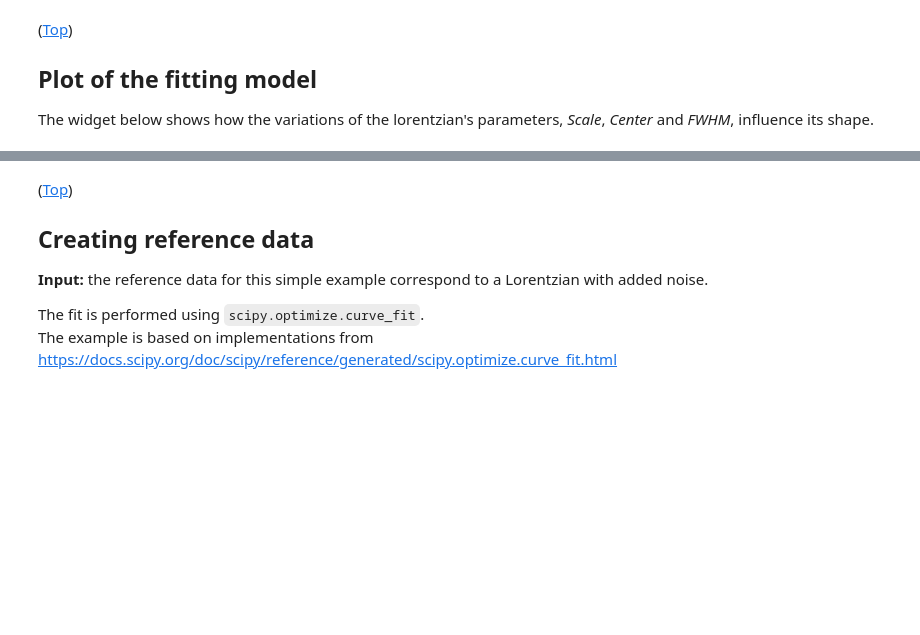
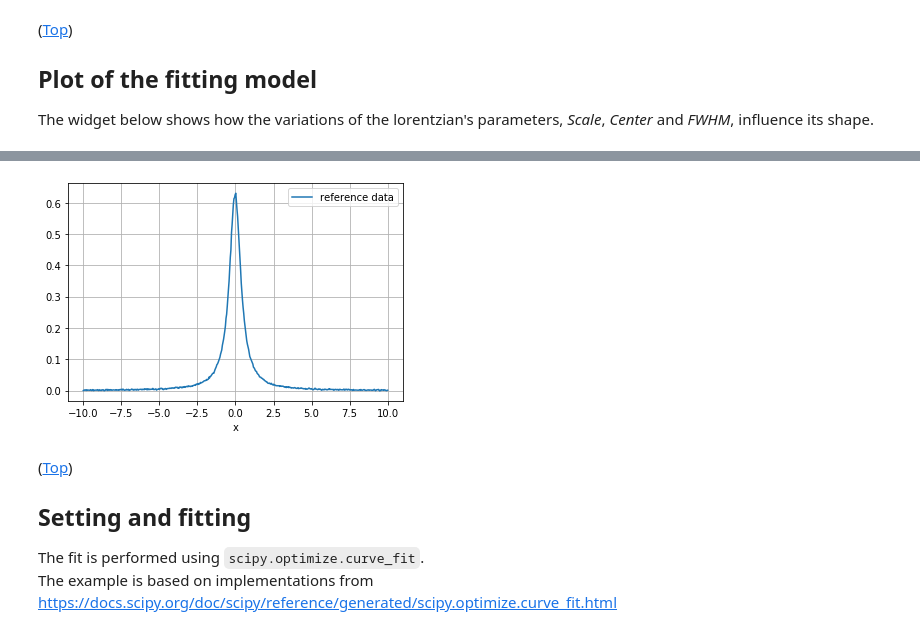
Before and after one commit to pan-training/python-course-ikon, a Jupyter notebook: notebooks/fitting-scipy.ipynb, the cells around one changed output, grey strips where cells are left out. Cells and saved outputs as stored; diff of their text form; code cells hidden in the pictures; blank space fills up the shorter version.

Commit message:
Added exercise to fitting-scipy notebook

```diff
--- a/notebooks/fitting-scipy.ipynb
+++ b/notebooks/fitting-scipy.ipynb
@@ -46,30 +51,39 @@ def lorentzian(xx, scale=1.0, center=1.0, hwhm=3.0):
 
 The widget below shows how the variations of the lorentzian's parameters, *Scale*, *Center* and *FWHM*,  influence its shape.
 # %%
-xx = np.linspace(-10,10,100)
+# define values of the variable of the functions to be used in this tutorial
+xx = np.linspace(-10, 10, 500)
 
+# define function to be plotted
 def interactive_plot(scale, center, hwhm):
-    plt.plot(xx, lorentzian(xx, float(scale), float(center), float(hwhm)))
+    plt.plot(xx, lorentzian(xx,
+                            float(scale),
+                            float(center),
+                            float(hwhm)))
     plt.ylabel('lorentzian(x,{scale},{center},{hwhm})'.
                format(scale=scale, center=center, hwhm=hwhm))
     plt.xlabel('x')
     plt.grid()
     plt.show()
 
+# define modifiable parameters and their range of variations
 interactive_plot = ipywidgets.interactive(interactive_plot,
                                           scale=(1, 10),
                                           center=(0, 10),
                                           hwhm=(1, 5))
-
+# Define function to reset all parameters' values to the initial ones
 def reset_values(b):
     """Reset the interactive plots to inital values."""
     interactive_plot.children[0].value = 5
     interactive_plot.children[1].value = 5
     interactive_plot.children[2].value = 3
 
+# Define reset button and occurring action when clicking on it
 reset_button = ipywidgets.Button(description = "Reset")
 reset_button.on_click(reset_values)
 
+# define layout with plots, sliders for parameters' values
+# and reset button
 output = interactive_plot.children[-1]
 output.layout.height = '270px'
 display(interactive_plot, reset_button)
@@ -76,7 +97,18 @@ display(interactive_plot, reset_button)
+# %%
+# Creation of reference data
+# lorentzian with noise added as background and modulation in its amplitude
+added_noise = 0.1*np.random.normal(0, 1, 500)
+lorentzian_noisy = lorentzian(xx, 0.89, -0.025, 0.45)*(1. + 0.1*added_noise) + 0.01*added_noise
+
+# Display reference data
+plt.plot(xx, lorentzian_noisy, label='reference data')
+plt.xlabel('x')
+plt.grid()
+plt.legend()
+plt.show()
+# %% [output]
+[figure, added]
 # %% [markdown]
-(<a href='#Table of Contents'>Top</a>)<a id='ref_data'></a><h2>Creating reference data</h2>
-
-**Input:** the reference data for this simple example correspond to a Lorentzian with added noise.
-
+(<a href='#Table of Contents'>Top</a>)<a id='fitting'></a><h2>Setting and fitting</h2>
 
 The fit is performed using `scipy.optimize.curve_fit`. <br> The example is based on implementations from https://docs.scipy.org/doc/scipy/reference/generated/scipy.optimize.curve_fit.html
```
Also changed, not shown: parts of 27 cells of this notebook.
